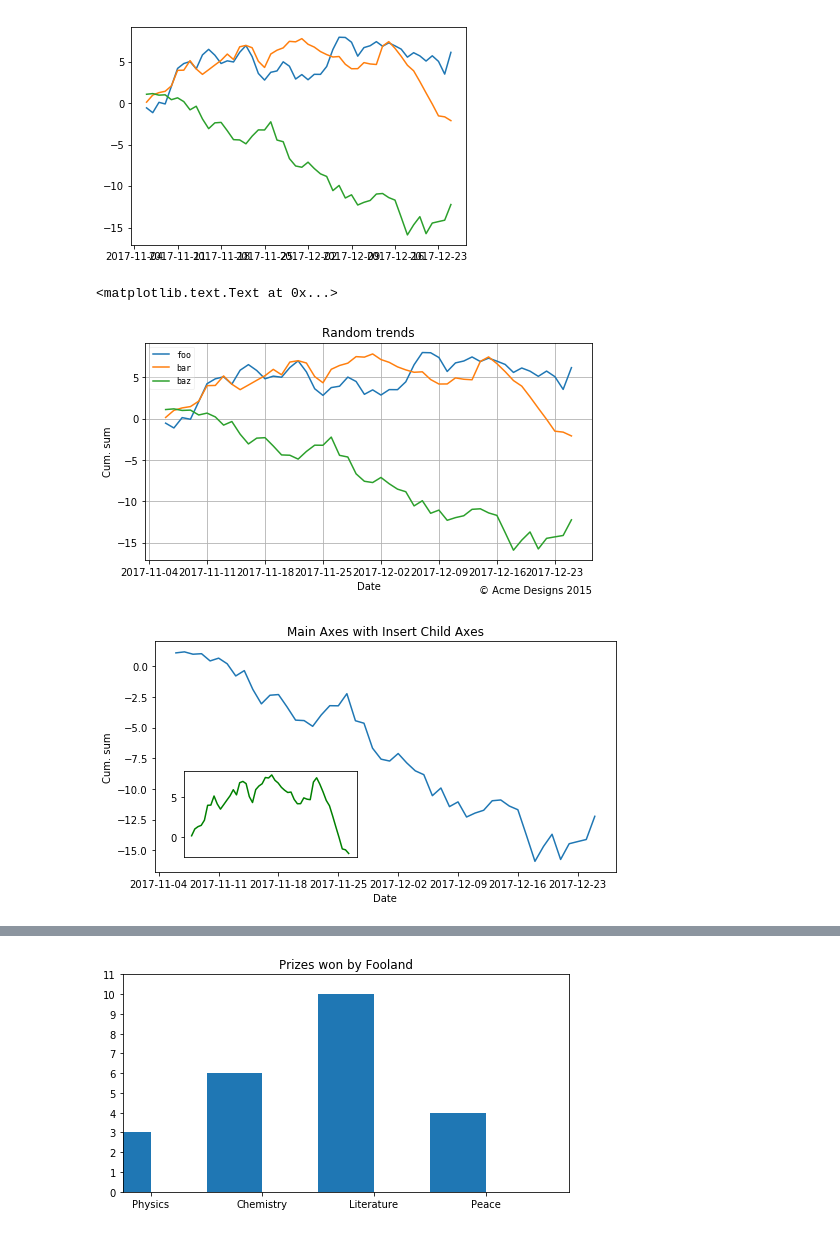
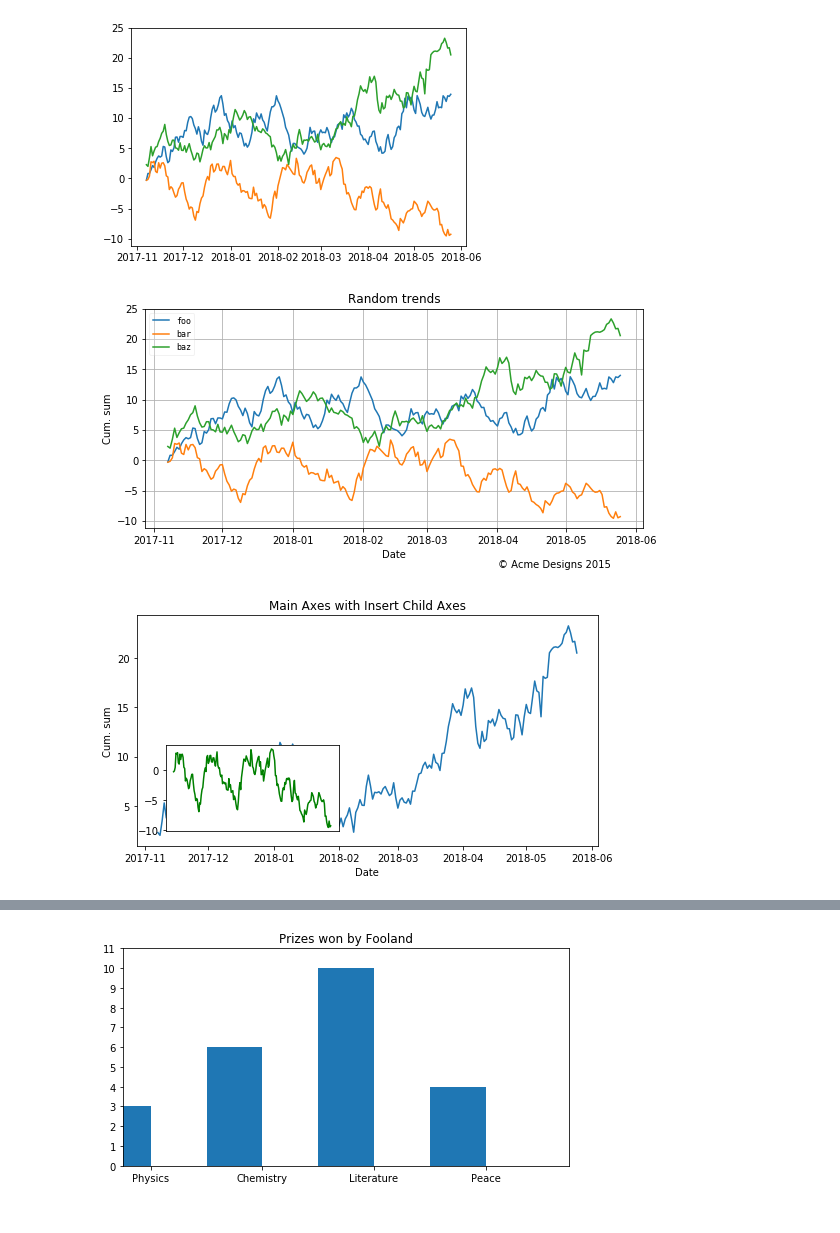
Before and after one commit to MrBearTW/TCFST, a Jupyter notebook: D3/TestMatplotlib.ipynb, the cells around one changed output, grey strips where cells are left out. Drawn from its saved outputs; the diff is of its cells as text; code cells hidden in the pictures.

```diff
--- a/D3/TestMatplotlib.ipynb
+++ b/D3/TestMatplotlib.ipynb
@@ -6,31 +6,32 @@ import matplotlib.pyplot as plt
 import matplotlib
 
 np.random.seed()    # ()內給值的話會跑出一樣的結果，沒給就會隨機
-x = pd.period_range(pd.datetime.now(),periods=50,freq='d')    #從當前時間開始取200天
+x = pd.period_range(pd.datetime.now(),periods=200,freq='d')    #從當前時間開始取200天
 x = x.to_timestamp().to_pydatetime()    # 把2017-11-06轉換成 ==>(2017, 11, 6, 0, 0)
-y = np.random.randn(50,3).cumsum(0)    # 建議3個雍有200個元素的隨機陣列
+y = np.random.randn(200,3).cumsum(0)    # 建議3個擁有200個元素的隨機陣列    # cumsum(0)從第0軸開始加總
 #print(x)
 #print(y)
 plots =plt.plot(x,y)
 # %% [output]
-[figure, old version]
+[figure, new version]
 # %%
 plots = plt.plot(x, y, label='')
 plt.gcf().set_size_inches(8, 4)    # 圖的尺寸為 8 * 4 吋
 plt.legend(plots, ('foo', 'bar', 'baz')    # 3條線標籤
            ,loc='best'    # 避免圖表被遮住
            ,framealpha=0.25    # 設定圖例透明度
            ,prop={'size':'small', 'family':'monospace'})    # 調整圖例字型
 plt.title('Random trends')
 plt.xlabel('Date')
 plt.ylabel('Cum. sum')
 plt.grid(True)    # 格線開啟
 plt.figtext(0.9, 0.001    # 文字的位置，相對於圖的尺寸(原點應該是在左下角)
             ,u'© Acme Designs 2015'   # 內容
             ,ha='right', va='bottom')    # 位置
+plt.tight_layout()    # 確保所有元素皆位於方盒內
+#plt.savefig('mpl_3lines_custom.svg')    # 存檔 PNG PDF PS EPS SVG都可以
 # %% [output]
-<matplotlib.text.Text at 0x...>
-[figure, old version]
+[figure, new version]
 # %%
 fig = plt.figure(figsize=(8,4))
 #--- Main Axes
@@ -40,9 +41,9 @@ ax.plot(x, y[:,2])   # 取第3組數據
 ax.set_xlabel('Date')
 ax.set_ylabel('Cum. sum')
 #--- Inserted Axes
-ax = fig.add_axes([0.15,0.15,0.3,0.3])
+ax = fig.add_axes([0.15,0.15,0.3,0.3])    # bottom left top right
 ax.plot(x, y[:,1], color='g')    # 取第2組數據
 ax.set_xticks([]);    # 移除嵌入圖表的x標籤與標號
 # %% [output]
-[figure, old version]
+[figure, new version]
 # %%
```
Also changed, not shown: parts of 2 cells of this notebook, 3 other files.
